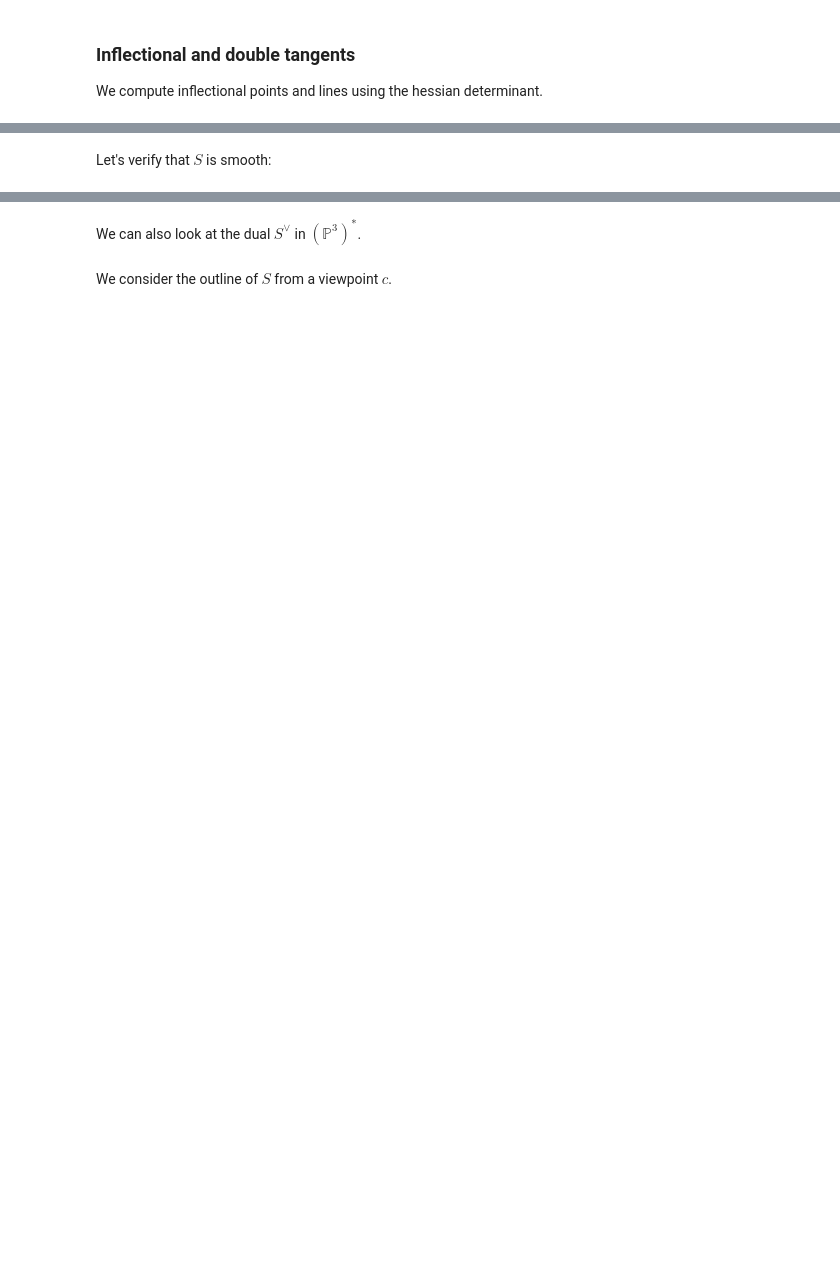
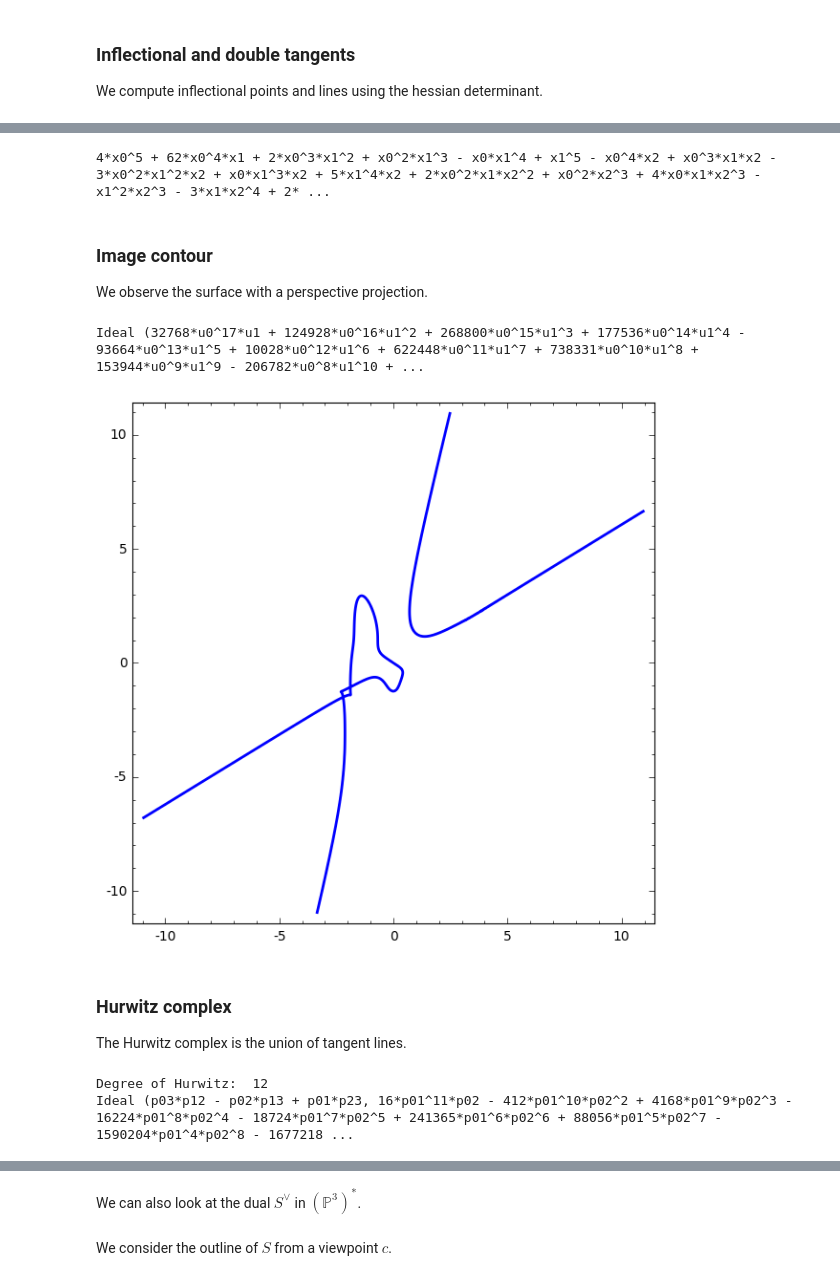
Before and after one commit to mtrager/changing-views, a Jupyter notebook: Changing Views of Curves and Surfaces.ipynb, the cells around one changed output, grey strips where cells are left out. Saved outputs shown, nothing was run; the diff lists cells and outputs as text; code cells hidden in the pictures; blank space fills up the shorter version.

```diff
--- a/Changing Views of Curves and Surfaces.ipynb
+++ b/Changing Views of Curves and Surfaces.ipynb
@@ -190 +222,13 @@ F
+# %%
+R.<x0,x1,x2,x3> = QQ['x0,x1,x2,x3']
+X = matrix(R,[[x0],[x1],[x2],[x3]])
+
+degree = 5
+
+S_F = general_surface(degree)
+F = S_F.gens()[0]
+
+print F
+# %% [output]
+4*x0^5 + 62*x0^4*x1 + 2*x0^3*x1^2 + x0^2*x1^3 - x0*x1^4 + x1^5 - x0^4*x2 + x0^3*x1*x2 - 3*x0^2*x1^2*x2 + x0*x1^3*x2 + 5*x1^4*x2 + 2*x0^2*x1*x2^2 + x0^2*x2^3 + 4*x0*x1*x2^3 - x1^2*x2^3 - 3*x1*x2^4 + 2* ...
 # %%
@@ -192,2 +235,0 @@ plotSurf(F)
-# %% [markdown]
-Let's verify that $S$ is smooth:
@@ -200,0 +236,54 @@ print(SingularLocus.subs(x3=1).primary_decomposition())
+# %% [markdown]
+### Image contour
+We observe the surface with a perspective projection.
+# %%
+R2.<x0,x1,x2,x3,u0,u1,u2> = QQ['x0,x1,x2,x3,u0,u1,u2']
+
+P = vector([1,0,0,0])
+proj_matrix = matrix([[-P[1],P[0],0,0],[-P[2],0,P[0],0],[-P[3],0,0,P[0]]])
+
+print outline
+
+X = matrix(R2, [[x0], [x1], [x2], [x3]])
+U = matrix(R2, [[u0],[u1],[u2]])
+S_F = S_F.change_ring(R2)
+
+#incidence_ideal = S_F + ideal((proj_matrix*X).augment(U).minors(2))
+incidence_ideal = S_F + ideal((proj_matrix*X-U).list())
+
+ramification = incidence_ideal + ideal(jacobian(incidence_ideal.gens(),(x0,x1,x2,x3)).minors(4))
+
+outline = ramification.saturation(ideal(x0, x1, x2, x3))[0]
+outline = outline.elimination_ideal((x0, x1, x2, x3))
+
+g = plot_curve(outline)
+
+g.show()
+# %% [output]
+Ideal (32768*u0^17*u1 + 124928*u0^16*u1^2 + 268800*u0^15*u1^3 + 177536*u0^14*u1^4 - 93664*u0^13*u1^5 + 10028*u0^12*u1^6 + 622448*u0^11*u1^7 + 738331*u0^10*u1^8 + 153944*u0^9*u1^9 - 206782*u0^8*u1^10 + ...
+[figure, added]
+# %% [markdown]
+### Hurwitz complex
+The Hurwitz complex is the union of tangent lines.
+# %%
+R1.<x0, x1, x2, x3, p01, p02, p03, p12, p13, p23, t> = QQ[]
+
+# two points on u0x0+u1x1+u2x2=0
+P = vector(R1,[p01,0,-p12,-p13])
+Q = vector(R1,[0, p01, p02, p03])
+
+F1 = S_F.change_ring(R1)
+poly = (F1.subs(x0=((P + t * Q)[0]), x1=((P + t * Q)[1]),
+                x2=((P + t * Q)[2]), x3 =((P + t * Q)[3]))).gens()[0]
+
+
+hurwitz_p = poly.discriminant(t)
+hurwitz = ideal(hurwitz_p)+ideal(p01*p23-p02*p13+p03*p12) #.change_ring(R2)
+
+hurwitz = hurwitz.saturation(ideal(p01))[0]
+
+print "Degree of Hurwitz: ", hurwitz.gens()[1].degree()
+print hurwitz
+# %% [output]
+Degree of Hurwitz:  12
+Ideal (p03*p12 - p02*p13 + p01*p23, 16*p01^11*p02 - 412*p01^10*p02^2 + 4168*p01^9*p02^3 - 16224*p01^8*p02^4 - 18724*p01^7*p02^5 + 241365*p01^6*p02^6 + 88056*p01^5*p02^7 - 1590204*p01^4*p02^8 - 1677218 ...
```
Also changed, not shown: parts of 24 cells of this notebook, 24 other files.
